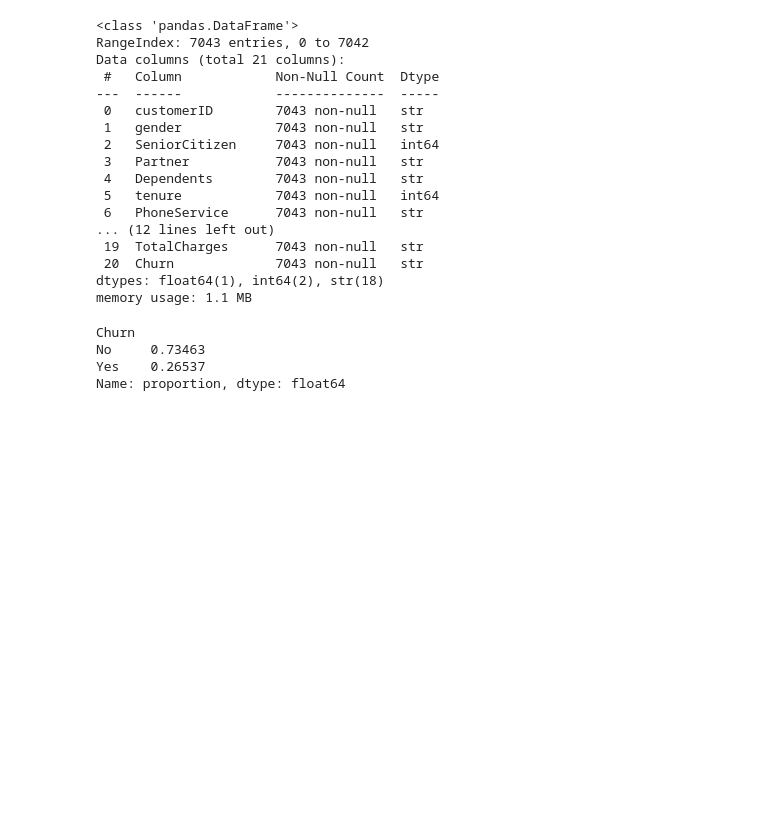
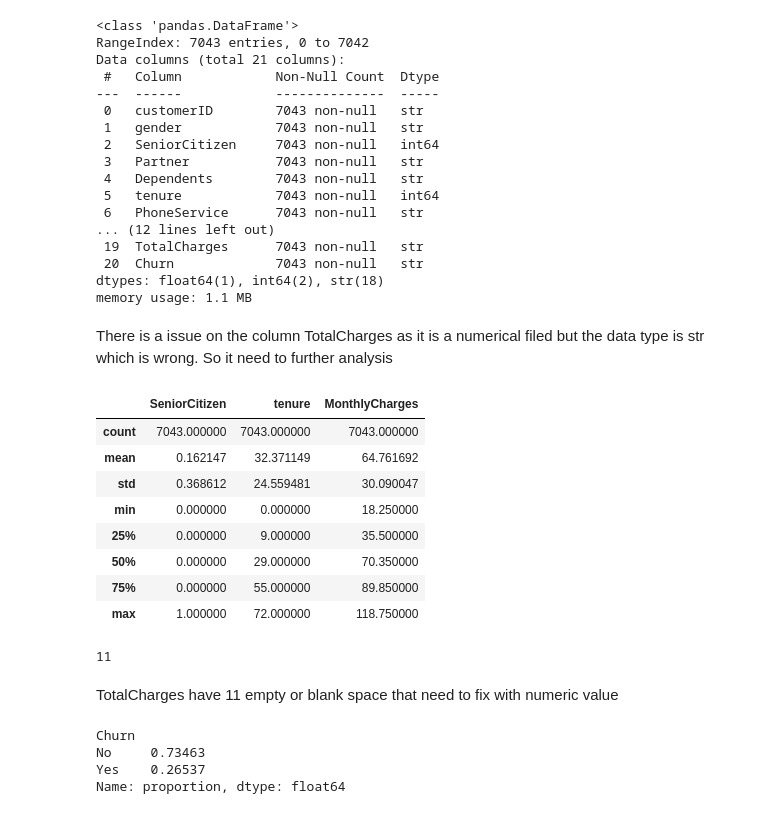
Before and after one commit to wasifhoq/telco-churn-prediction, a Jupyter notebook: notebook/analysis.ipynb, the cells around one changed output. Saved outputs shown, nothing was run; the diff lists cells and outputs as text; code cells hidden in the pictures; blank space fills up the shorter version.

```diff
--- a/notebook/analysis.ipynb
+++ b/notebook/analysis.ipynb
@@ -31,6 +31,27 @@ Data columns (total 21 columns):
  20  Churn             7043 non-null   str
 dtypes: float64(1), int64(2), str(18)
 memory usage: 1.1 MB
+# %% [markdown]
+There is a issue on the column TotalCharges as it is a numerical filed but the data type is str which is wrong. So it need to further analysis
+# %%
+df.describe()
+# %% [output]
+|  | SeniorCitizen | tenure | MonthlyCharges |
+| count | 7043.000000 | 7043.000000 | 7043.000000 |
+| mean | 0.162147 | 32.371149 | 64.761692 |
+| std | 0.368612 | 24.559481 | 30.090047 |
+| min | 0.000000 | 0.000000 | 18.250000 |
+| 25% | 0.000000 | 9.000000 | 35.500000 |
+| 50% | 0.000000 | 29.000000 | 70.350000 |
+| 75% | 0.000000 | 55.000000 | 89.850000 |
+| max | 1.000000 | 72.000000 | 118.750000 |
+# %%
+blank = df["TotalCharges"].str.strip() == ""
+print(blank.sum())
+# %% [output]
+11
+# %% [markdown]
+TotalCharges have 11 empty or blank space that need to fix with numeric value
 # %%
 df["Churn"].value_counts(normalize=True)
 # %% [output]
```
Also changed, not shown: parts of 28 cells of this notebook.
